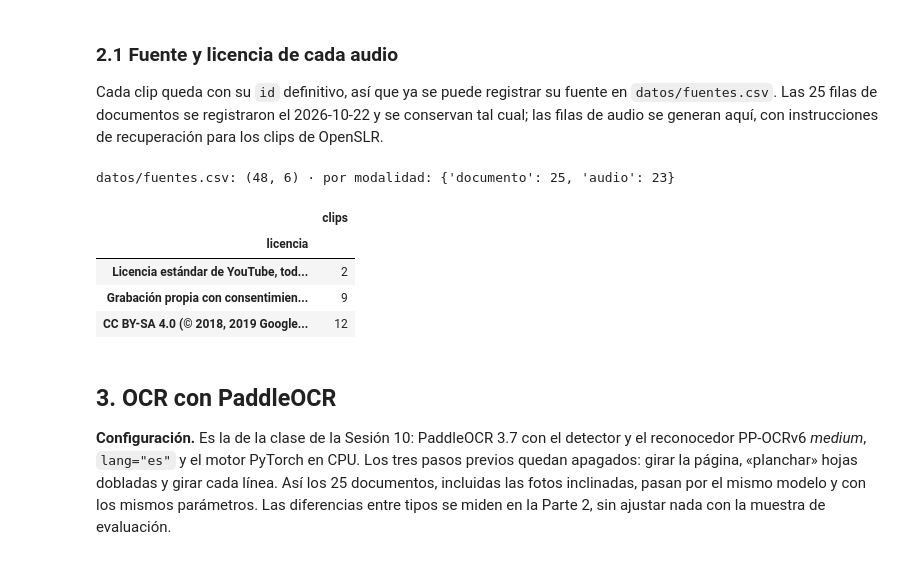
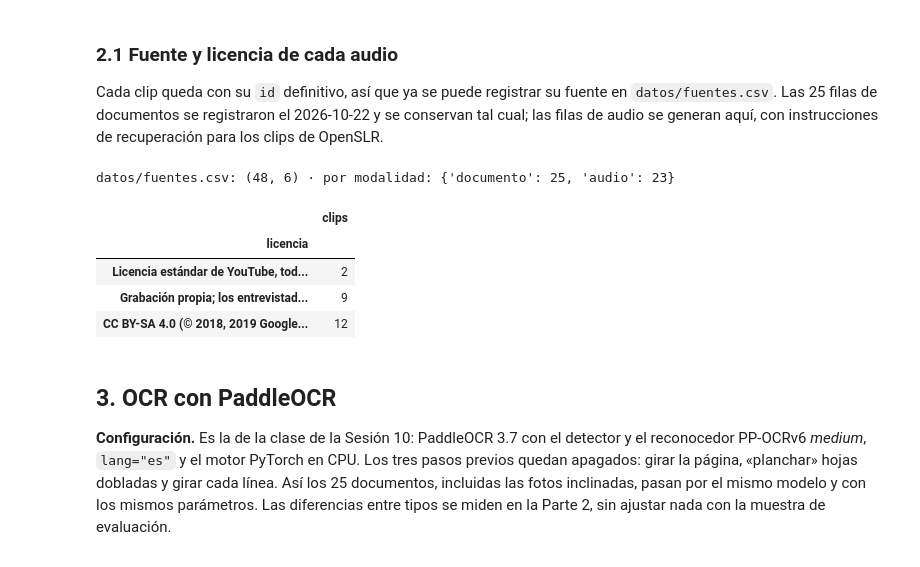
Before and after one commit to IvettexMamani/diplomado-python-2026, a Jupyter notebook: tarea_2/01_extraccion.ipynb, the cells around one changed output. Drawn from its saved outputs; the diff is of its cells as text; code cells hidden in the pictures.

```diff
--- a/tarea_2/01_extraccion.ipynb
+++ b/tarea_2/01_extraccion.ipynb
@@ -371,8 +371,9 @@ LIC_YOUTUBE = ("Licencia estándar de YouTube, todos los derechos reservados (el
 # Video de origen de cada grabación; el enlace lleva la marca de tiempo que indicó la estudiante
 URL_YOUTUBE = {"WhatsApp Audio 2026-10-23 at 7.42.46 PM.mp4": "https://www.youtube.com/watch?v=KV23bBwDxnI&t=1470s",
                "WhatsApp Audio 2026-10-23 at 7.43.39 PM.mp4": "https://www.youtube.com/watch?v=w_GSPOChBmg&t=1926s"}
-LIC_ENTREVISTA = ("Grabación propia con consentimiento informado de las personas entrevistadas, según la "
-                  "estudiante. Uso académico; el audio no se publica")
+LIC_ENTREVISTA = ("Grabación propia; los entrevistados son niños de un jardín (menores de edad) y sus padres dieron "
+                  "consentimiento informado, según la estudiante. Uso académico: el audio no se publica y el texto "
+                  "solo se publica seudonimizado")
 textos_openslr = openslr.set_index("file_id")
 
 
@@ -382,34 +383,34 @@ def fila_fuente(c):
         voz = "hablante femenina" if o.genero == "female" else "hablante masculino"
         return ("https://www.openslr.org/73/", LIC_OPENSLR,
                 f"Clip WAV (48 kHz, mono, {c.duracion_seg} s) del corpus OpenSLR 73 (Crowdsourced high-quality "
                 f"Peruvian Spanish speech data set), {voz}, frase leída. Recuperación: archivo {c.archivo} de "
                 f"https://www.openslr.org/resources/73/{o.zip_origen} (lectura parcial con HTTP Range, ver sección 1.2); "
                 f"transcripción en line_index_{o.genero}.tsv")
     if c.fuente.startswith("YouTube"):
         url = URL_YOUTUBE[c.archivo]
         inicio = int(url.rsplit("t=", 1)[1].rstrip("s"))
         return (url, LIC_YOUTUBE,
                 f"Fragmento de {c.duracion_seg} s de un video de YouTube, grabado por la estudiante (AAC en contenedor "
                 f"MP4); el enlace lleva la marca de tiempo {inicio // 60}:{inicio % 60:02d}. Archivo original: {c.archivo}")
     return ("Grabación propia (sin URL)", LIC_ENTREVISTA,
             f"Entrevista breve grabada por la estudiante y compartida por WhatsApp ({c.formato}, {c.duracion_seg} s). "
             f"Archivo original: {c.archivo}")
 
 
 fuentes_docs = pd.read_csv(DATOS / "fuentes.csv").query("modalidad == 'documento'")
 fuentes_audio = pd.DataFrame([(c.id, "audio", *fila_fuente(c), "2026-10-23") for c in audios.itertuples()],
                              columns=fuentes_docs.columns)
 fuentes = pd.concat([fuentes_docs, fuentes_audio], ignore_index=True)
 fuentes.to_csv(DATOS / "fuentes.csv", index=False)
 
 print(f"datos/fuentes.csv: {fuentes.shape} · por modalidad: {fuentes['modalidad'].value_counts().to_dict()}")
 fuentes_audio.groupby("licencia", sort=False).size().rename("clips").to_frame()
 # %% [output]
 datos/fuentes.csv: (48, 6) · por modalidad: {'documento': 25, 'audio': 23}
 |  | clips |
 | licencia |  |
 | Licencia estándar de YouTube, tod... | 2 |
-| Grabación propia con consentimien... | 9 |
+| Grabación propia; los entrevistad... | 9 |
 | CC BY-SA 4.0 (© 2018, 2019 Google... | 12 |
 # %% [markdown]
 ## 3. OCR con PaddleOCR
```
Also changed, not shown: parts of 1 cell of this notebook, 1 other file.
